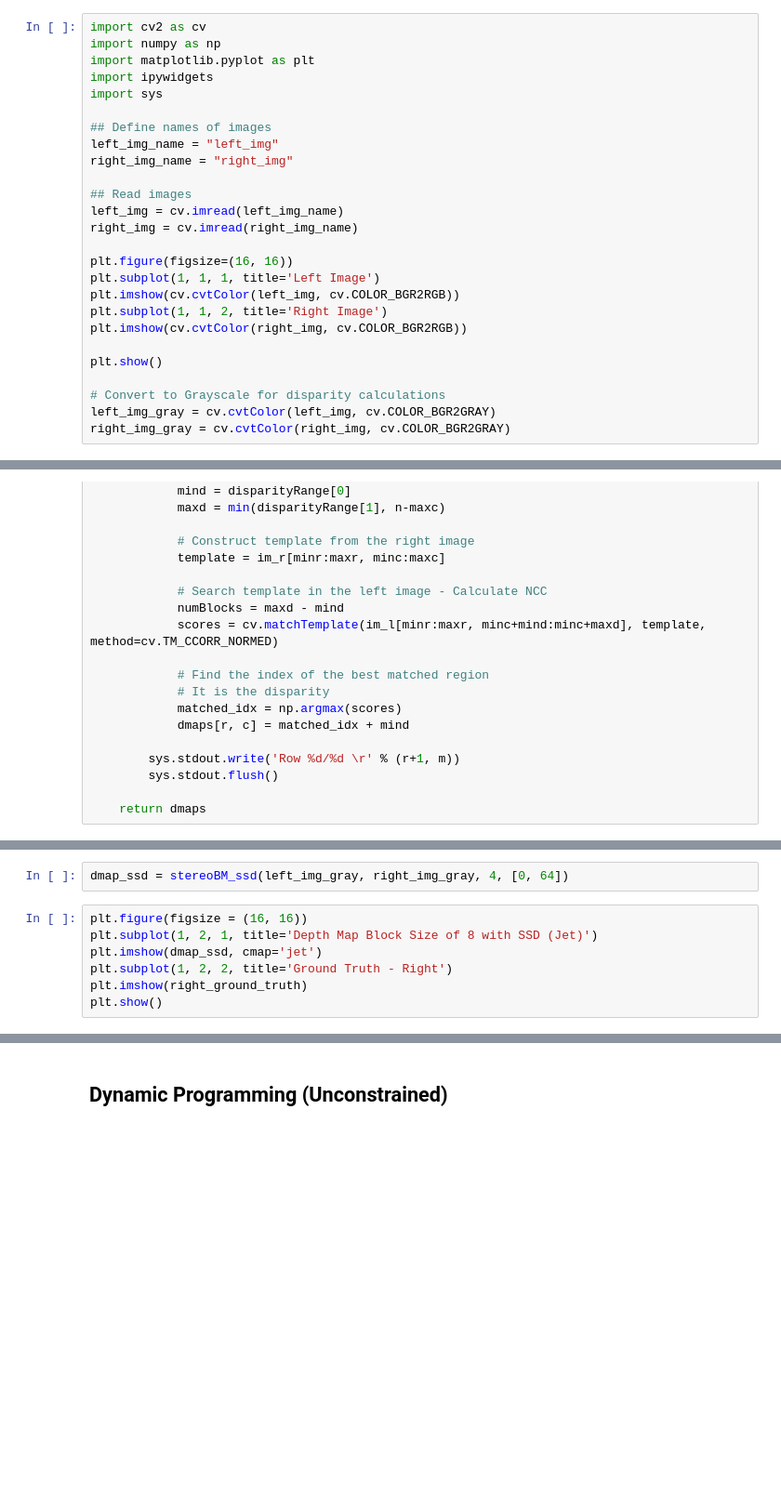
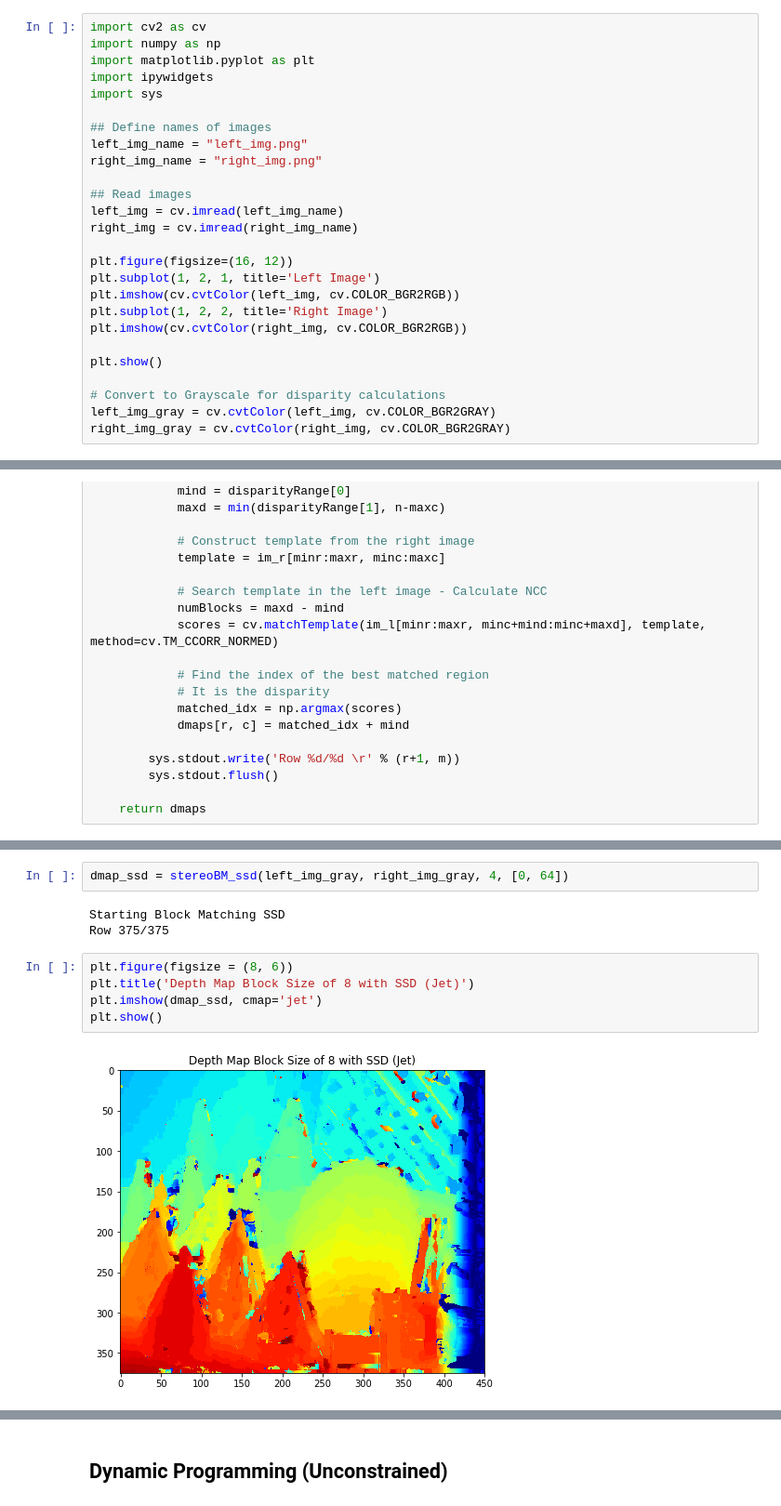
Before and after one commit to zim96/artificial-bokeh-stereo-vision, a Jupyter notebook: artificialBokeh_zim.ipynb, the cells around one changed output, grey strips where cells are left out. Shown at 93% size. Drawn from its saved outputs; the diff is of its cells as text; blank space fills up the shorter version.

```diff
--- a/artificialBokeh_zim.ipynb
+++ b/artificialBokeh_zim.ipynb
@@ -21,17 +34,17 @@ import ipywidgets
 import sys
 
 ## Define names of images
-left_img_name = "left_img"
-right_img_name = "right_img"
+left_img_name = "left_img.png"
+right_img_name = "right_img.png"
 
 ## Read images
 left_img = cv.imread(left_img_name)
 right_img = cv.imread(right_img_name)
 
-plt.figure(figsize=(16, 16))
-plt.subplot(1, 1, 1, title='Left Image')
+plt.figure(figsize=(16, 12))
+plt.subplot(1, 2, 1, title='Left Image')
 plt.imshow(cv.cvtColor(left_img, cv.COLOR_BGR2RGB))
-plt.subplot(1, 1, 2, title='Right Image')
+plt.subplot(1, 2, 2, title='Right Image')
 plt.imshow(cv.cvtColor(right_img, cv.COLOR_BGR2RGB))
 
 plt.show()
@@ -144,12 +170,15 @@ def stereoBM_ncc(im_l, im_r, b_size, disparityRange):
 # %%
 dmap_ssd = stereoBM_ssd(left_img_gray, right_img_gray, 4, [0, 64])
+# %% [output]
+Starting Block Matching SSD
+Row 375/375
 # %%
-plt.figure(figsize = (16, 16))
-plt.subplot(1, 2, 1, title='Depth Map Block Size of 8 with SSD (Jet)')
+plt.figure(figsize = (8, 6))
+plt.title('Depth Map Block Size of 8 with SSD (Jet)')
 plt.imshow(dmap_ssd, cmap='jet')
-plt.subplot(1, 2, 2, title='Ground Truth - Right')
-plt.imshow(right_ground_truth)
 plt.show()
+# %% [output]
+[figure, added]
 # %%
 def masking(x, y):
     dmap_ssd_mask = createMask(dmap_ssd, (x, y))
```
Also changed, not shown: parts of 19 cells of this notebook.
